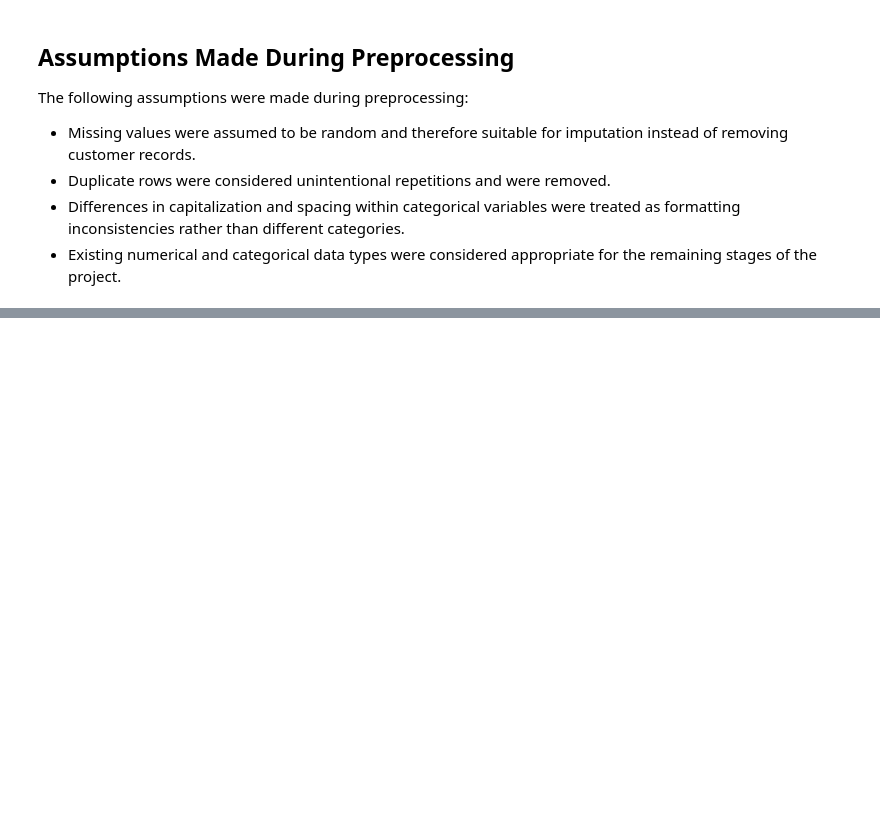
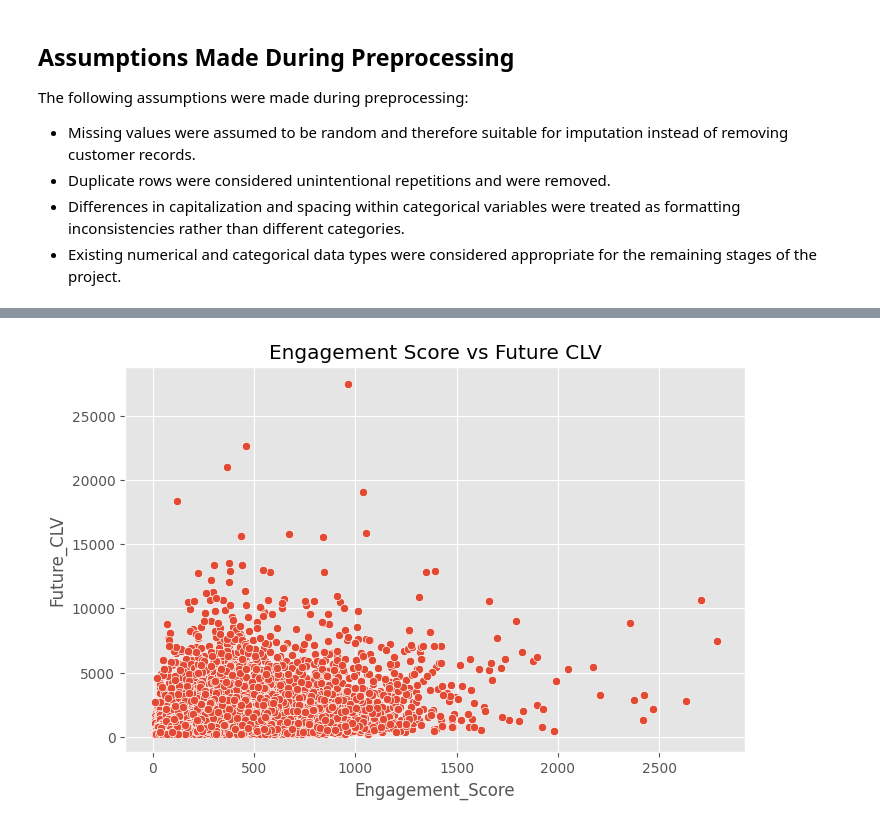
Before and after one commit to AswinSanthoshDev/Predictive-Analytics-Mini-Project, a Jupyter notebook: notebooks/project_analysis.ipynb, the cells around one changed output, grey strips where cells are left out. Saved outputs shown, nothing was run; the diff lists cells and outputs as text; code cells hidden in the pictures; blank space fills up the shorter version.

```diff
--- a/notebooks/project_analysis.ipynb
+++ b/notebooks/project_analysis.ipynb
@@ -491,0 +524,18 @@ The following assumptions were made during preprocessing:
+# %%
+df_clean["Engagement_Score"] = (
+    df_clean["Website_Visits"] + df_clean["App_Sessions"]
+)
+# %%
+plt.figure(figsize=(8,5))
+
+sns.scatterplot(
+    data=df_clean,
+    x="Engagement_Score",
+    y="Future_CLV"
+)
+
+plt.title("Engagement Score vs Future CLV")
+
+plt.show()
+# %% [output]
+[figure, added]
```
Also changed, not shown: parts of 10 cells of this notebook.
